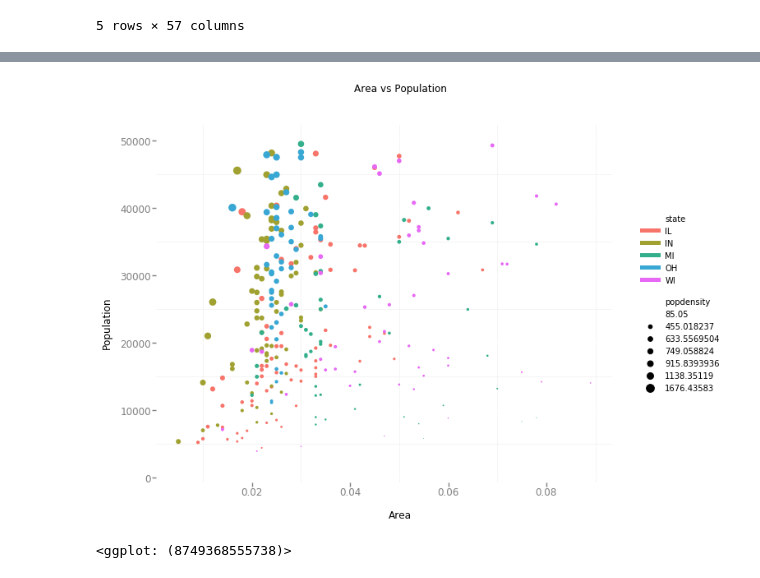
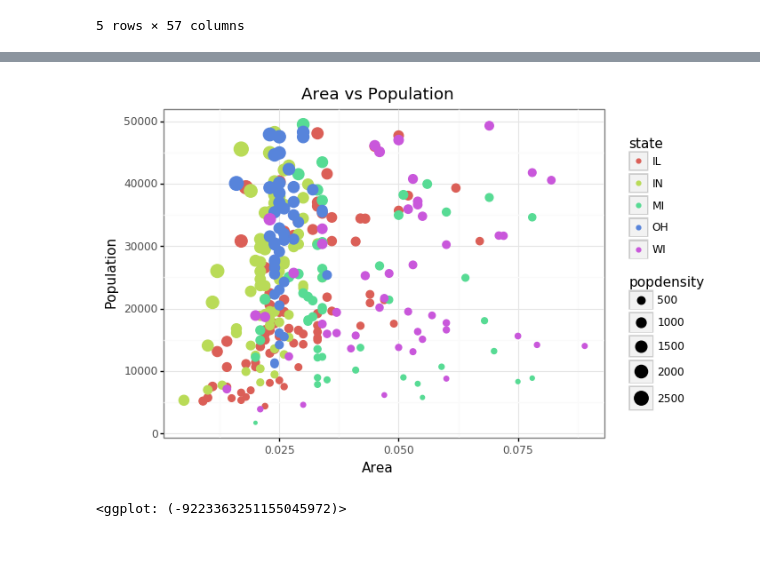
Before and after one commit to wangjun-sh/wangjun-sh.github.io, a Jupyter notebook: test_python_sdtm.ipynb, the cells around one changed output, grey strips where cells are left out. Saved outputs shown, nothing was run; the diff lists cells and outputs as text; code cells hidden in the pictures; blank space fills up the shorter version.

```diff
--- a/test_python_sdtm.ipynb
+++ b/test_python_sdtm.ipynb
@@ -110,13 +110,14 @@ You can access Timestamp as pandas.Timestamp
 # %%
 
 midwest= pd.read_csv("http://goo.gl/G1K41K")
 midwest= midwest[midwest.poptotal<50000]
-ggplot(aes(x='area', y='poptotal', color='state', size='popdensity'), data=midwest) +\
+(ggplot(aes(x='area', y='poptotal', color='state', size='popdensity'), data=midwest) +\
     geom_point() +\
     theme_bw() +\
     xlab("Area") +\
     ylab("Population") +\
     ggtitle("Area vs Population")
+)
 # %% [output]
-[figure, old version]
+[figure, new version]
-<ggplot: (8749368555738)>
+<ggplot: (-9223363251155045972)>
```
Also changed, not shown: parts of 5 cells of this notebook.
